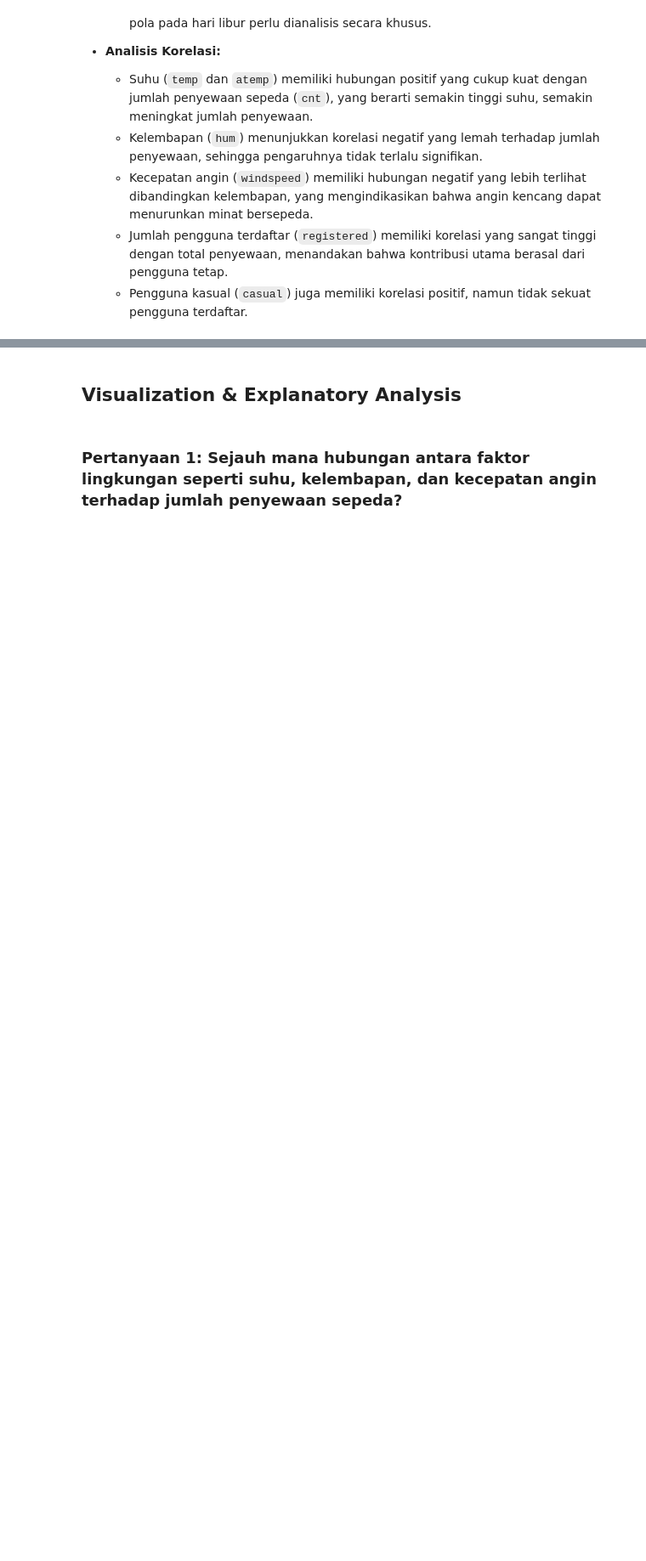
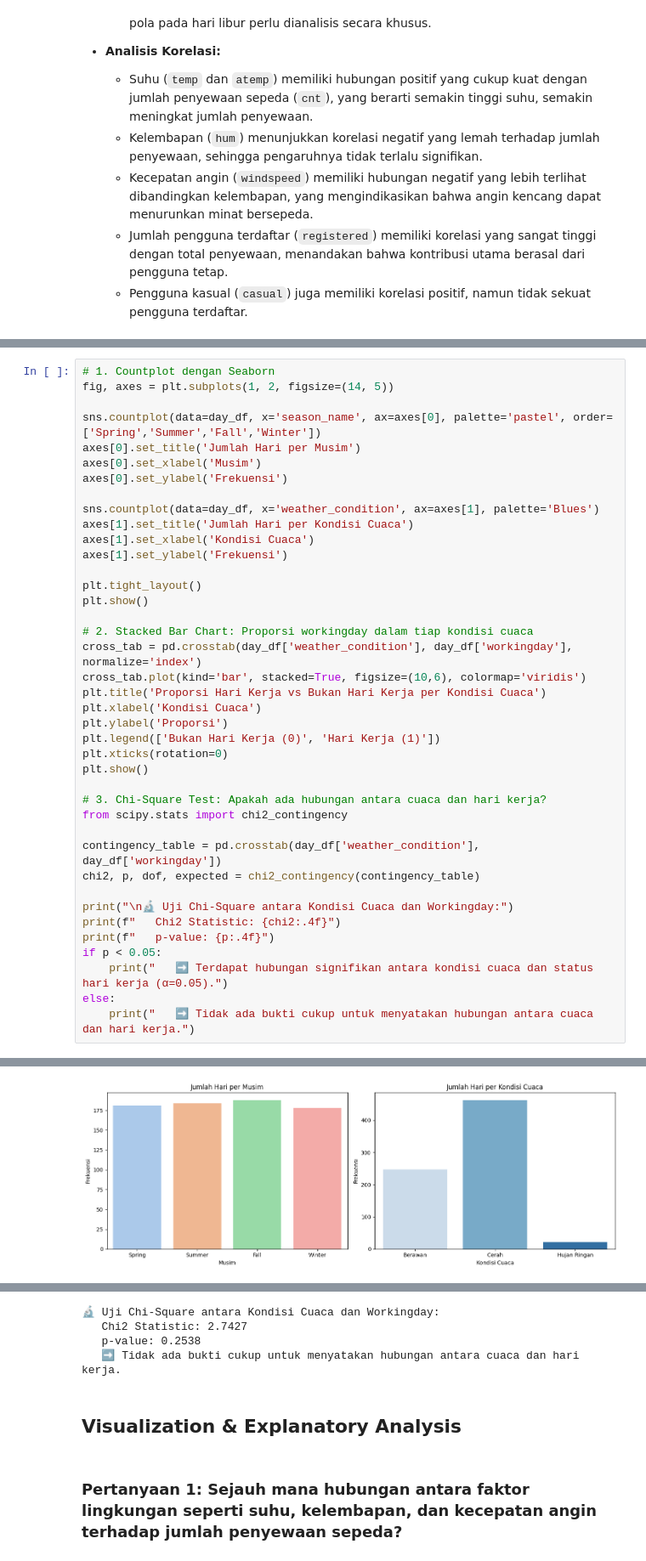
Before and after one commit to ridhoakfa/Bike-Sharing-Dashboard, a Jupyter notebook: notebook.ipynb, the cells around one changed output, grey strips where cells are left out. Shown at 85% size. Saved outputs shown, nothing was run; the diff lists cells and outputs as text; blank space fills up the shorter version.

```diff
--- a/notebook.ipynb
+++ b/notebook.ipynb
@@ -545,0 +737,41 @@ cnt         1.000000
+# %%
+# 1. Countplot dengan Seaborn
+fig, axes = plt.subplots(1, 2, figsize=(14, 5))
+
+sns.countplot(data=day_df, x='season_name', ax=axes[0], palette='pastel', order=['Spring','Summer','Fall','Winter'])
+axes[0].set_title('Jumlah Hari per Musim')
+axes[0].set_xlabel('Musim')
+axes[0].set_ylabel('Frekuensi')
+
+sns.countplot(data=day_df, x='weather_condition', ax=axes[1], palette='Blues')
+axes[1].set_title('Jumlah Hari per Kondisi Cuaca')
+axes[1].set_xlabel('Kondisi Cuaca')
+axes[1].set_ylabel('Frekuensi')
+
+plt.tight_layout()
+plt.show()
+
+# 2. Stacked Bar Chart: Proporsi workingday dalam tiap kondisi cuaca
+cross_tab = pd.crosstab(day_df['weather_condition'], day_df['workingday'], normalize='index')
+cross_tab.plot(kind='bar', stacked=True, figsize=(10,6), colormap='viridis')
+plt.title('Proporsi Hari Kerja vs Bukan Hari Kerja per Kondisi Cuaca')
+plt.xlabel('Kondisi Cuaca')
+plt.ylabel('Proporsi')
+plt.legend(['Bukan Hari Kerja (0)', 'Hari Kerja (1)'])
+plt.xticks(rotation=0)
+plt.show()
+
+# 3. Chi-Square Test: Apakah ada hubungan antara cuaca dan hari kerja?
+from scipy.stats import chi2_contingency
+
+contingency_table = pd.crosstab(day_df['weather_condition'], day_df['workingday'])
+chi2, p, dof, expected = chi2_contingency(contingency_table)
+
+print("\n🔬 Uji Chi-Square antara Kondisi Cuaca dan Workingday:")
+print(f"   Chi2 Statistic: {chi2:.4f}")
+print(f"   p-value: {p:.4f}")
+if p < 0.05:
+    print("   ➡️ Terdapat hubungan signifikan antara kondisi cuaca dan status hari kerja (α=0.05).")
+else:
+    print("   ➡️ Tidak ada bukti cukup untuk menyatakan hubungan antara cuaca dan hari kerja.")
+# %% [output]
@@ -545,0 +785 @@ cnt         1.000000
+[figure, added]
@@ -546,3 +787,7 @@ cnt         1.000000
+🔬 Uji Chi-Square antara Kondisi Cuaca dan Workingday:
+   Chi2 Statistic: 2.7427
+   p-value: 0.2538
+   ➡️ Tidak ada bukti cukup untuk menyatakan hubungan antara cuaca dan hari kerja.
 # %% [markdown]
 ## Visualization & Explanatory Analysis
 # %% [markdown]
```
Also changed, not shown: parts of 9 cells of this notebook.
